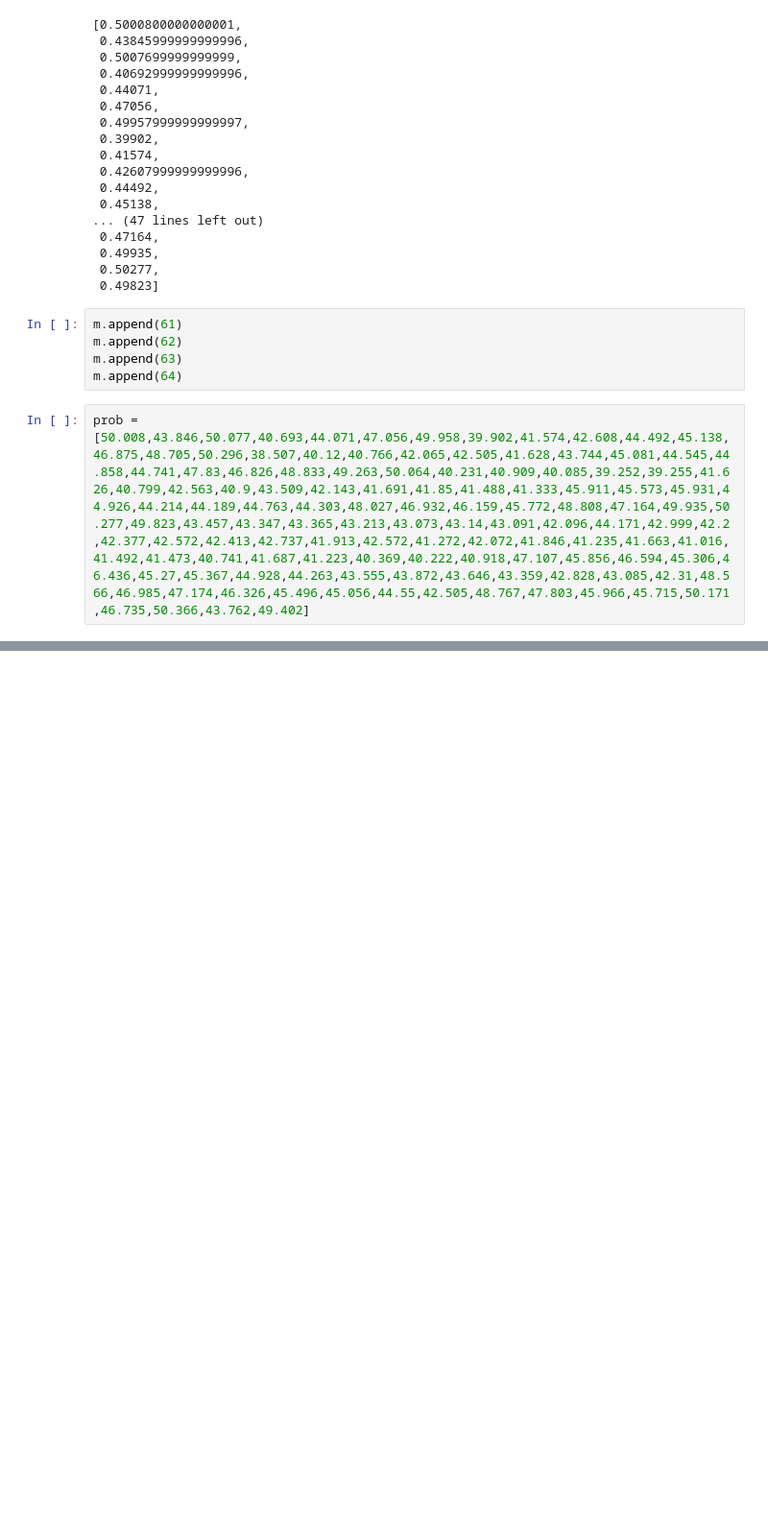
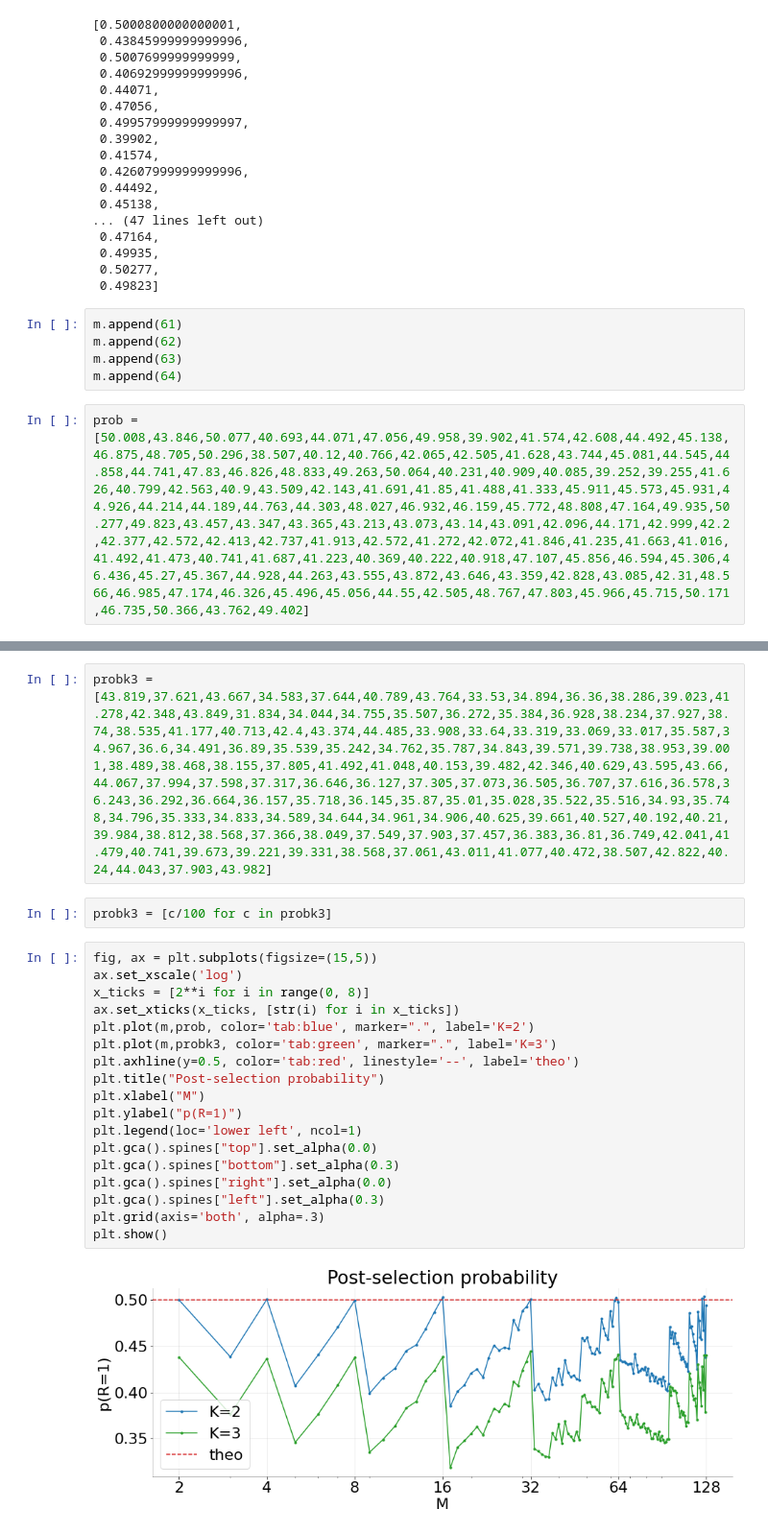
Before and after one commit to AlessandroPoggiali/QKmeans, a Jupyter notebook: test_analysis.ipynb, the cells around one changed output, grey strips where cells are left out. Shown at 96% size. Drawn from its saved outputs; the diff is of its cells as text; blank space fills up the shorter version.

```diff
--- a/test_analysis.ipynb
+++ b/test_analysis.ipynb
@@ -537,0 +538,24 @@ plt.show()
+# %%
+probk3 = [43.819,37.621,43.667,34.583,37.644,40.789,43.764,33.53,34.894,36.36,38.286,39.023,41.278,42.348,43.849,31.834,34.044,34.755,35.507,36.272,35.384,36.928,38.234,37.927,38.74,38.535,41.177,40.713,42.4,43.374,44.485,33.908,33.64,33.319,33.069,33.017,35.587,34.967,36.6,34.491,36.89,35.539,35.242,34.762,35.787,34.843,39.571,39.738,38.953,39.001,38.489,38.468,38.155,37.805,41.492,41.048,40.153,39.482,42.346,40.629,43.595,43.66,44.067,37.994,37.598,37.317,36.646,36.127,37.305,37.073,36.505,36.707,37.616,36.578,36.243,36.292,36.664,36.157,35.718,36.145,35.87,35.01,35.028,35.522,35.516,34.93,35.748,34.796,35.333,34.833,34.589,34.644,34.961,34.906,40.625,39.661,40.527,40.192,40.21,39.984,38.812,38.568,37.366,38.049,37.549,37.903,37.457,36.383,36.81,36.749,42.041,41.479,40.741,39.673,39.221,39.331,38.568,37.061,43.011,41.077,40.472,38.507,42.822,40.24,44.043,37.903,43.982]
+# %%
+probk3 = [c/100 for c in probk3]
+# %%
+fig, ax = plt.subplots(figsize=(15,5))
+ax.set_xscale('log')
+x_ticks = [2**i for i in range(0, 8)]
+ax.set_xticks(x_ticks, [str(i) for i in x_ticks])
+plt.plot(m,prob, color='tab:blue', marker=".", label='K=2')
+plt.plot(m,probk3, color='tab:green', marker=".", label='K=3')
+plt.axhline(y=0.5, color='tab:red', linestyle='--', label='theo')
+plt.title("Post-selection probability")
+plt.xlabel("M")
+plt.ylabel("p(R=1)")
+plt.legend(loc='lower left', ncol=1)
+plt.gca().spines["top"].set_alpha(0.0)
+plt.gca().spines["bottom"].set_alpha(0.3)
+plt.gca().spines["right"].set_alpha(0.0)
+plt.gca().spines["left"].set_alpha(0.3)
+plt.grid(axis='both', alpha=.3)
+plt.show()
+# %% [output]
+[figure, added]
```
Also changed, not shown: parts of 6 cells of this notebook, 1 other file.
